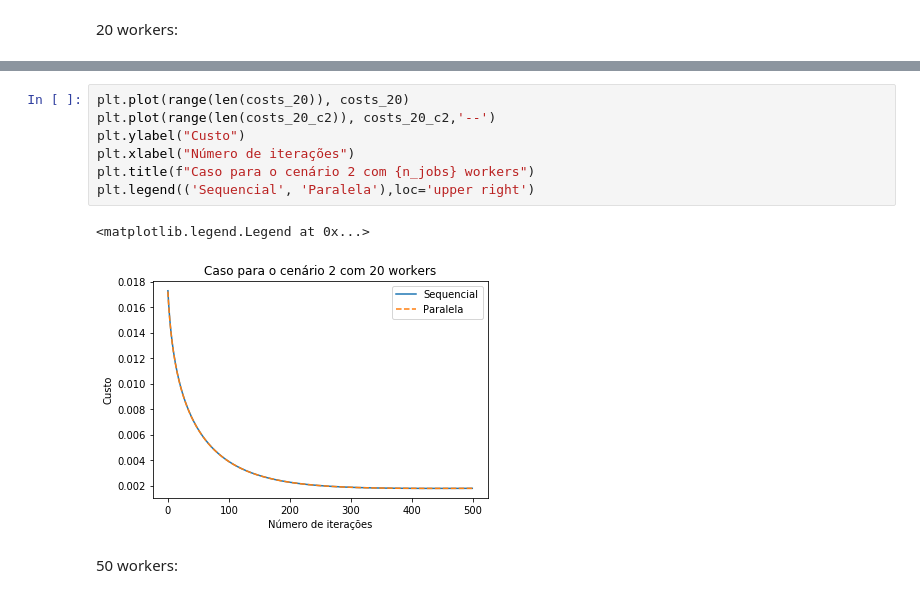
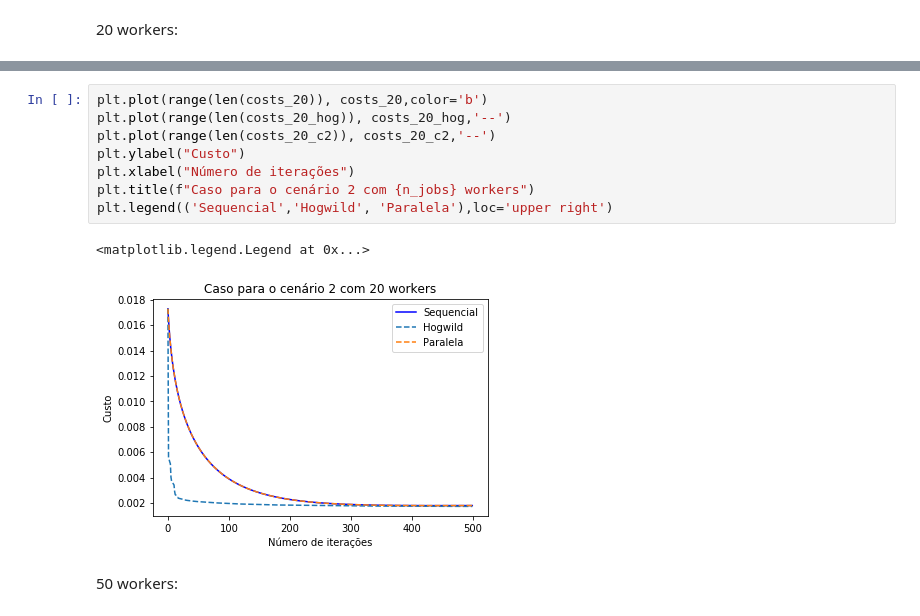
Before and after one commit to jcolares/gdp, a Jupyter notebook: GDParalelo.ipynb, the cells around one changed output, grey strips where cells are left out. Saved outputs shown, nothing was run; the diff lists cells and outputs as text.

```diff
--- a/GDParalelo.ipynb
+++ b/GDParalelo.ipynb
@@ -175,13 +189,14 @@ Wall time: 1.82 s
 # %%
-plt.plot(range(len(costs_20)), costs_20)
+plt.plot(range(len(costs_20)), costs_20,color='b')
+plt.plot(range(len(costs_20_hog)), costs_20_hog,'--')
 plt.plot(range(len(costs_20_c2)), costs_20_c2,'--')
 plt.ylabel("Custo")
 plt.xlabel("Número de iterações")
 plt.title(f"Caso para o cenário 2 com {n_jobs} workers")
-plt.legend(('Sequencial', 'Paralela'),loc='upper right')
+plt.legend(('Sequencial','Hogwild', 'Paralela'),loc='upper right')
 # %% [output]
 <matplotlib.legend.Legend at 0x...>
-[figure, old version]
+[figure, new version]
 # %% [markdown]
 50 workers:
 # %%
```
Also changed, not shown: parts of 22 cells of this notebook, 1 other file.
